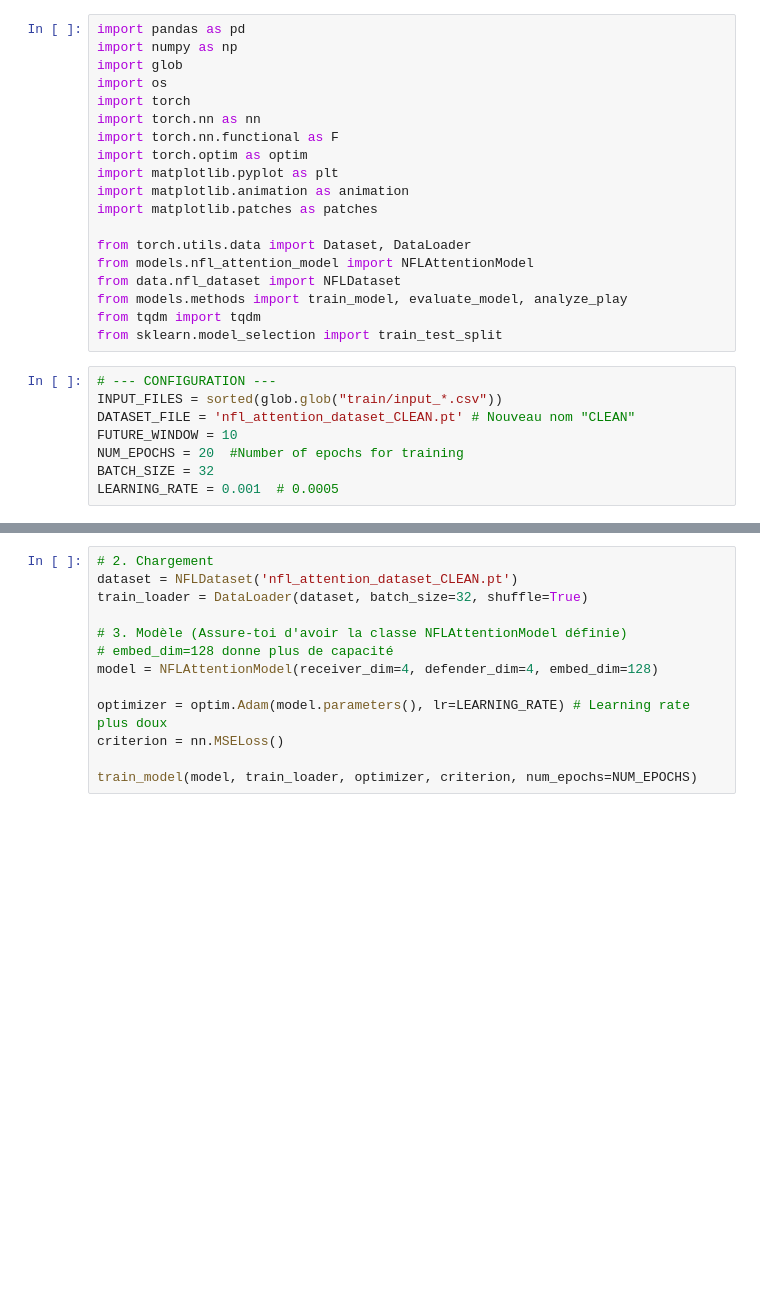
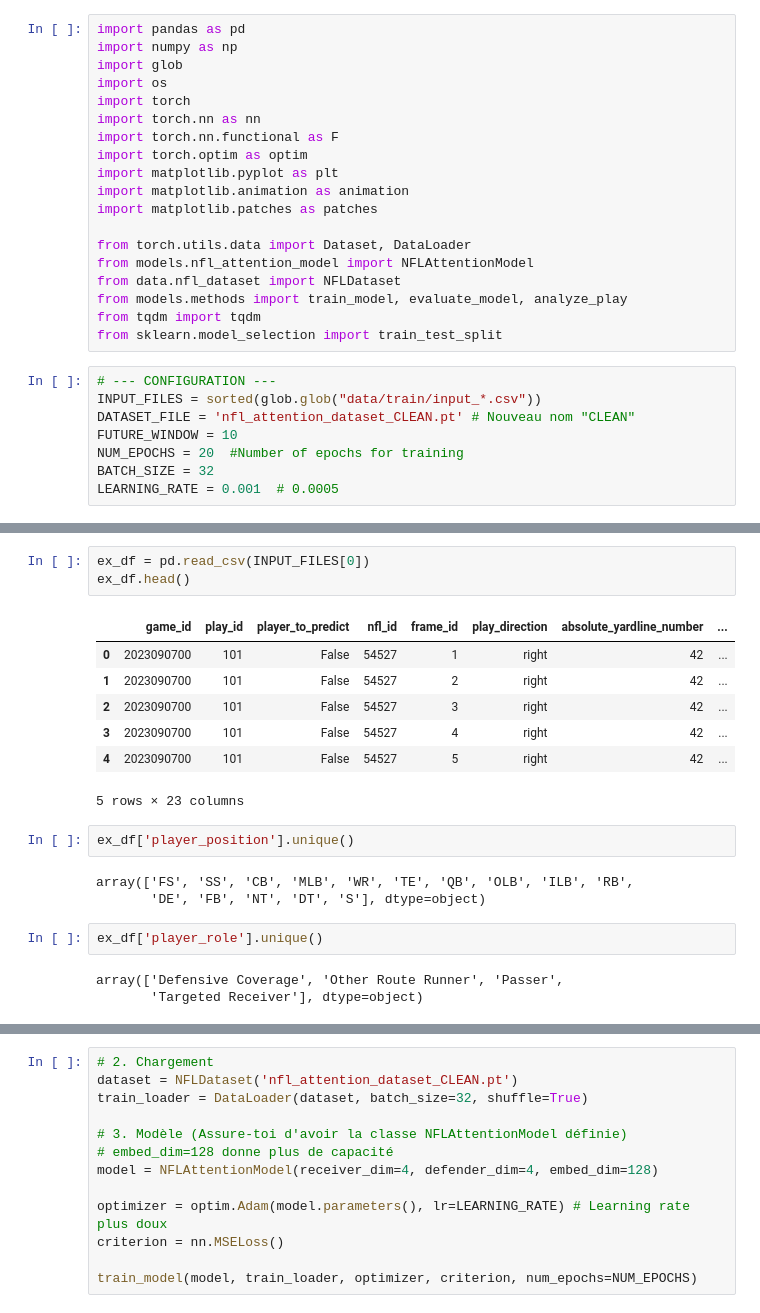
Before and after one commit to maegonz/IMDA-Projet, a Jupyter notebook: main.ipynb, the cells around one changed output, grey strips where cells are left out. Cells and saved outputs as stored; diff of their text form; blank space fills up the shorter version.

```diff
--- a/main.ipynb
+++ b/main.ipynb
@@ -21,7 +21,7 @@ from tqdm import tqdm
 from sklearn.model_selection import train_test_split
 # %%
 # --- CONFIGURATION ---
-INPUT_FILES = sorted(glob.glob("train/input_*.csv"))
+INPUT_FILES = sorted(glob.glob("data/train/input_*.csv"))
 DATASET_FILE = 'nfl_attention_dataset_CLEAN.pt' # Nouveau nom "CLEAN"
 FUTURE_WINDOW = 10
 NUM_EPOCHS = 20  #Number of epochs for training
@@ -30,3 +51,24 @@ LEARNING_RATE = 0.001  # 0.0005
+# %%
+ex_df = pd.read_csv(INPUT_FILES[0])
+ex_df.head()
+# %% [output]
+|  | game_id | play_id | player_to_predict | nfl_id | frame_id | play_direction | absolute_yardline_number | ... |
+| 0 | 2023090700 | 101 | False | 54527 | 1 | right | 42 | ... |
+| 1 | 2023090700 | 101 | False | 54527 | 2 | right | 42 | ... |
+| 2 | 2023090700 | 101 | False | 54527 | 3 | right | 42 | ... |
+| 3 | 2023090700 | 101 | False | 54527 | 4 | right | 42 | ... |
+| 4 | 2023090700 | 101 | False | 54527 | 5 | right | 42 | ... |
+5 rows × 23 columns
+# %%
+ex_df['player_position'].unique()
+# %% [output]
+array(['FS', 'SS', 'CB', 'MLB', 'WR', 'TE', 'QB', 'OLB', 'ILB', 'RB',
+       'DE', 'FB', 'NT', 'DT', 'S'], dtype=object)
+# %%
+ex_df['player_role'].unique()
+# %% [output]
+array(['Defensive Coverage', 'Other Route Runner', 'Passer',
+       'Targeted Receiver'], dtype=object)
 # %%
 data_list = []
 
```
Also changed, not shown: parts of 3 cells of this notebook, 2 other files.
